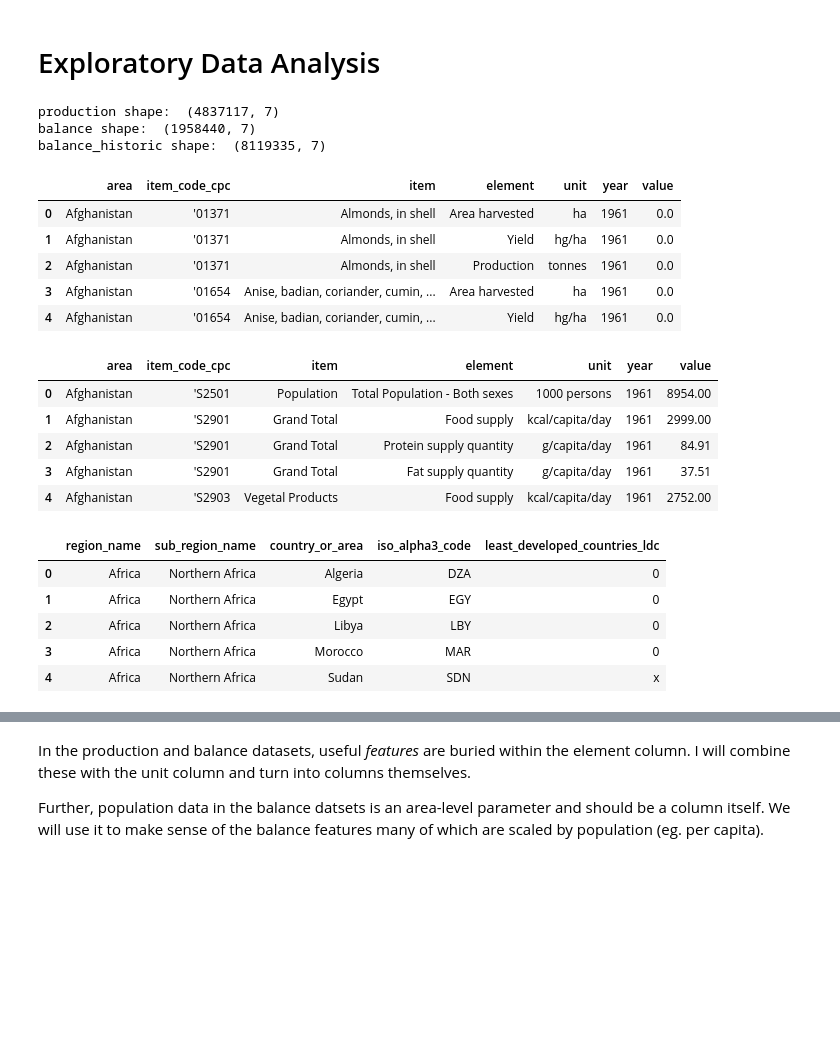
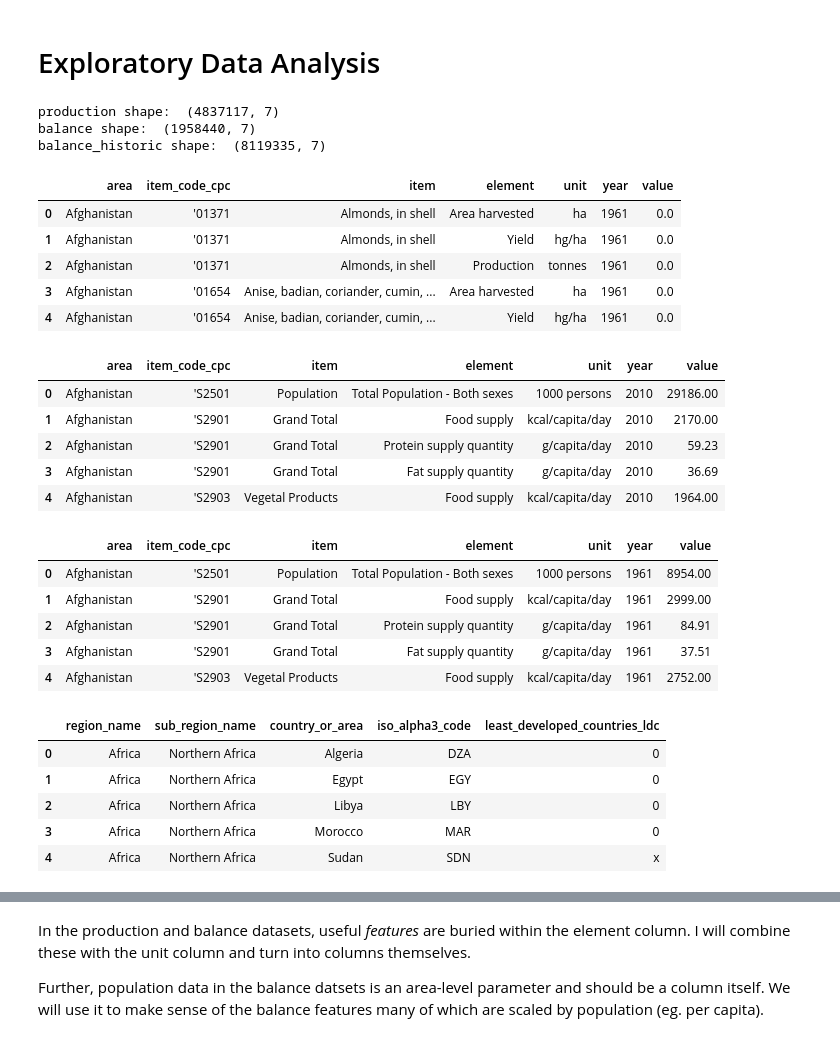
Before and after one commit to AGordon777/final-project, a Jupyter notebook: EDA.ipynb, the cells around one changed output, grey strips where cells are left out. Saved outputs shown, nothing was run; the diff lists cells and outputs as text; code cells hidden in the pictures; blank space fills up the shorter version.

```diff
--- a/EDA.ipynb
+++ b/EDA.ipynb
@@ -8,41 +11,48 @@ import seaborn as sns
 # %%
 production = pd.read_csv('processed data/production.csv', encoding='ISO-8859-1').drop(['Unnamed: 0'], axis = 1)
 
 balance_historic = pd.read_csv('processed data/balance_historic.csv', encoding='ISO-8859-1').drop(['Unnamed: 0'], axis = 1)
 
 balance = pd.read_csv('processed data/balance.csv', encoding='ISO-8859-1').drop(['Unnamed: 0'], axis = 1)
 
 countries = pd.read_csv('processed data/countries.csv', encoding='ISO-8859-1').drop(['Unnamed: 0'], axis = 1)
 
 print('production shape: ', production.shape)
 print('balance shape: ', balance.shape)
 print('balance_historic shape: ', balance_historic.shape)
 
 display(production.head())
+display(balance.head())
 display(balance_historic.head())
 countries.head()
 # %% [output]
 production shape:  (4837117, 7)
 balance shape:  (1958440, 7)
 balance_historic shape:  (8119335, 7)
 |  | area | item_code_cpc | item | element | unit | year | value |
 | 0 | Afghanistan | '01371 | Almonds, in shell | Area harvested | ha | 1961 | 0.0 |
 | 1 | Afghanistan | '01371 | Almonds, in shell | Yield | hg/ha | 1961 | 0.0 |
 | 2 | Afghanistan | '01371 | Almonds, in shell | Production | tonnes | 1961 | 0.0 |
 | 3 | Afghanistan | '01654 | Anise, badian, coriander, cumin, ... | Area harvested | ha | 1961 | 0.0 |
 | 4 | Afghanistan | '01654 | Anise, badian, coriander, cumin, ... | Yield | hg/ha | 1961 | 0.0 |
 |  | area | item_code_cpc | item | element | unit | year | value |
-| 0 | Afghanistan | 'S2501 | Population | Total Population - Both sexes | 1000 persons | 1961 | 8954.00 |
-| 1 | Afghanistan | 'S2901 | Grand Total | Food supply | kcal/capita/day | 1961 | 2999.00 |
-| 2 | Afghanistan | 'S2901 | Grand Total | Protein supply quantity | g/capita/day | 1961 | 84.91 |
-| 3 | Afghanistan | 'S2901 | Grand Total | Fat supply quantity | g/capita/day | 1961 | 37.51 |
-| 4 | Afghanistan | 'S2903 | Vegetal Products | Food supply | kcal/capita/day | 1961 | 2752.00 |
+| 0 | Afghanistan | 'S2501 | Population | Total Population - Both sexes | 1000 persons | 2010 | 29186.00 |
+| 1 | Afghanistan | 'S2901 | Grand Total | Food supply | kcal/capita/day | 2010 | 2170.00 |
+| 2 | Afghanistan | 'S2901 | Grand Total | Protein supply quantity | g/capita/day | 2010 | 59.23 |
+| 3 | Afghanistan | 'S2901 | Grand Total | Fat supply quantity | g/capita/day | 2010 | 36.69 |
+| 4 | Afghanistan | 'S2903 | Vegetal Products | Food supply | kcal/capita/day | 2010 | 1964.00 |
-|  | region_name | sub_region_name | country_or_area | iso_alpha3_code | least_developed_countries_ldc |
-| 0 | Africa | Northern Africa | Algeria | DZA | 0 |
-| 1 | Africa | Northern Africa | Egypt | EGY | 0 |
-| 2 | Africa | Northern Africa | Libya | LBY | 0 |
-| 3 | Africa | Northern Africa | Morocco | MAR | 0 |
-| 4 | Africa | Northern Africa | Sudan | SDN | x |
+|  | area | item_code_cpc | item | element | unit | year | value |
+| 0 | Afghanistan | 'S2501 | Population | Total Population - Both sexes | 1000 persons | 1961 | 8954.00 |
+| 1 | Afghanistan | 'S2901 | Grand Total | Food supply | kcal/capita/day | 1961 | 2999.00 |
+| 2 | Afghanistan | 'S2901 | Grand Total | Protein supply quantity | g/capita/day | 1961 | 84.91 |
+| 3 | Afghanistan | 'S2901 | Grand Total | Fat supply quantity | g/capita/day | 1961 | 37.51 |
+| 4 | Afghanistan | 'S2903 | Vegetal Products | Food supply | kcal/capita/day | 1961 | 2752.00 |
+|  | region_name | sub_region_name | country_or_area | iso_alpha3_code | least_developed_countries_ldc |
+| 0 | Africa | Northern Africa | Algeria | DZA | 0 |
+| 1 | Africa | Northern Africa | Egypt | EGY | 0 |
+| 2 | Africa | Northern Africa | Libya | LBY | 0 |
+| 3 | Africa | Northern Africa | Morocco | MAR | 0 |
+| 4 | Africa | Northern Africa | Sudan | SDN | x |
 # %%
 production = pd.merge(left = production,
                                  right = countries,
```
Also changed, not shown: parts of 75 cells of this notebook, 1 other file.
